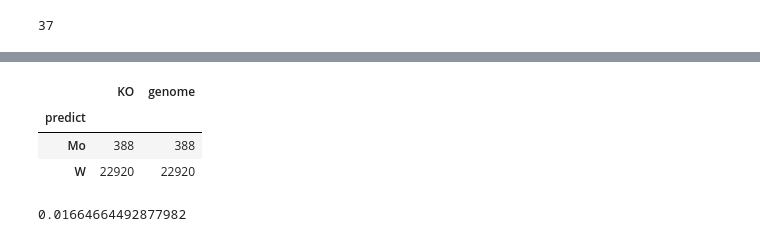
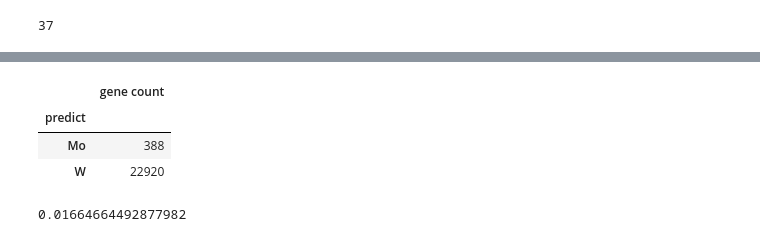
Before and after one commit to jgoldford/pyranopterin, a Jupyter notebook: notebooks-figures/DMSOR.Fig4.ipynb, the cells around one changed output, grey strips where cells are left out. Cells and saved outputs as stored; diff of their text form; code cells hidden in the pictures.

```diff
--- a/notebooks-figures/DMSOR.Fig4.ipynb
+++ b/notebooks-figures/DMSOR.Fig4.ipynb
@@ -51,7 +51,7 @@ def compute_summary_stats(df):
     return rp
 # %%
 #model = pd.read_pickle("lrmodel.l2reg.embedding2mow.10Jan2023.pkl")
-model = pd.read_pickle("../data/lrmodel.l1reg.embedding2mow.18Feb2023.pkl")
+model = pd.read_pickle("../data/ml-models/lrmodel.l1reg.embedding2mow.18Feb2023.pkl")
 # %%
 # load wells embedding
 # REACH OUT TO goldford@caltech.edu for this file since it's >100 MB
@@ -117,7 +91,7 @@ r.to_csv("../data/WellsSciRep2022/CofactorPredictions.Colors.DMSOR.l1reg18Feb202
 # %%
 # REACH OUT TO goldford@caltech.edu for this file since it's ~1GB
 
-f = "../data/gtdb.pterinSeqs.embed.22Dec2022.h5"
+f = "../data/gtdb/gtdb.pterinSeqs.embed.22Dec2022.h5"
 pterinEmbeddingGTDB,gns = load_embedding(f)
 predictions_pterinEmbeddingGTDB= model.predict(pterinEmbeddingGTDB)
 predictions_pterinEmbeddingGTDB_probs = model.predict_proba(pterinEmbeddingGTDB)
@@ -128,17 +102,20 @@ predictions_pterinEmbeddingGTDB['gene_id']= [x.split(' ')[0] for x in gns]
 predictions_pterinEmbeddingGTDB.set_index("gene_id",inplace=True)
 
 #gnt = pd.read_csv("../data/sequenceTable.pterinDomains.gtdb.22Dec2022.csv",index_col=0)
-gnt = pd.read_csv("../data/pterin-binding-gtdb/sequenceTable.csv",index_col=0)
+gnt = pd.read_csv("../data/gtdb/pterin-binding-gene-table.csv",index_col=0)
 
 gnt['gene name'] = gnt['gene name'].apply(lambda x: x.replace('.',"_"))
 predictions_pterinEmbeddingGTDB = predictions_pterinEmbeddingGTDB.join(gnt.set_index("gene name"))
 # %%
-predictions_pterinEmbeddingGTDB[predictions_pterinEmbeddingGTDB.KO.isin(["K03738"])].groupby("predict").count()
+# make count number of genes that are Mo and W specific
+mo_w_aors = predictions_pterinEmbeddingGTDB[predictions_pterinEmbeddingGTDB.KO.isin(["K03738"])].groupby("predict").count()[["KO"]]
+mo_w_aors.columns = ["gene count"]
+mo_w_aors
 # %% [output]
-|  | KO | genome |
-| predict |  |  |
-| Mo | 388 | 388 |
-| W | 22920 | 22920 |
+|  | gene count |
+| predict |  |
+| Mo | 388 |
+| W | 22920 |
 # %%
 z = predictions_pterinEmbeddingGTDB[predictions_pterinEmbeddingGTDB.KO.isin(["K03738"])]
 # %%
```
Also changed, not shown: parts of 16 cells of this notebook, 6 other files.
